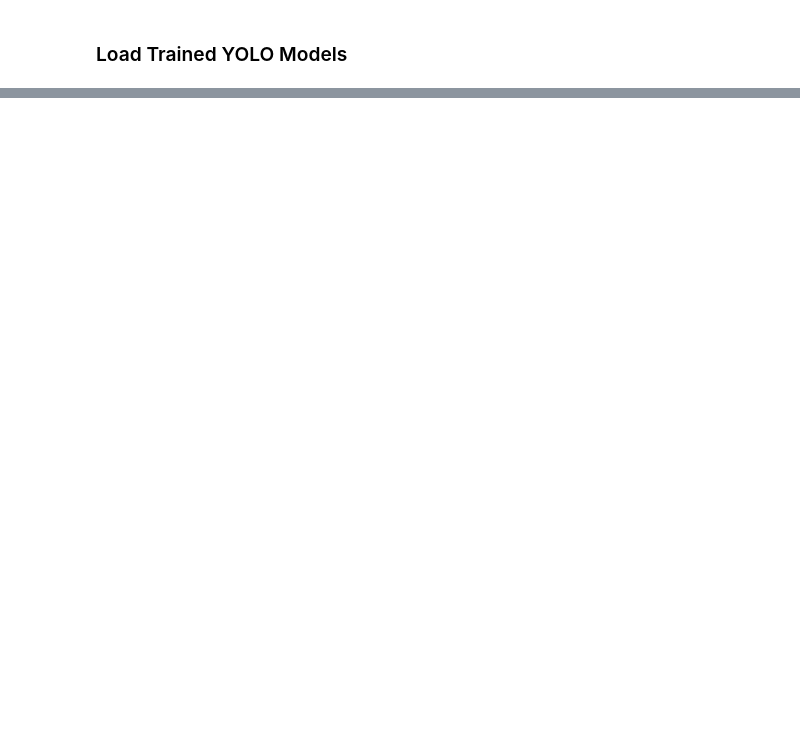
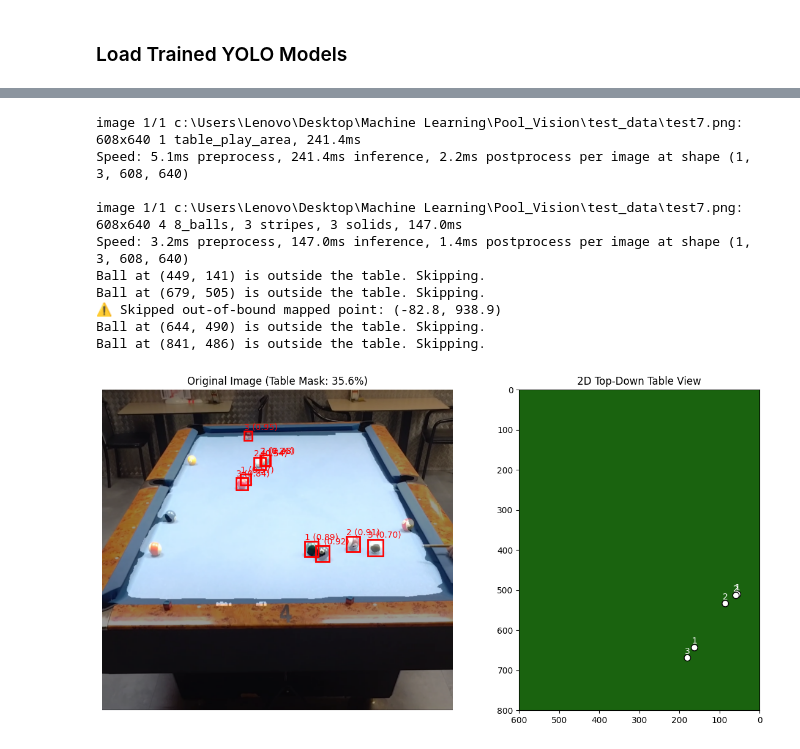
Before and after one commit to MartinLauff/Billiard-Game-Mapping, a Jupyter notebook: mapping.ipynb, the cells around one changed output, grey strips where cells are left out. Saved outputs shown, nothing was run; the diff lists cells and outputs as text; code cells hidden in the pictures; blank space fills up the shorter version.

```diff
--- a/mapping.ipynb
+++ b/mapping.ipynb
@@ -223,0 +290,14 @@ Speed: 3.9ms preprocess, 216.7ms inference, 1.5ms postprocess per image at shape
+# %%
+detect_table_and_map_balls("test_data/test7.png")
+# %% [output]
+image 1/1 c:\Users\Lenovo\Desktop\Machine Learning\Pool_Vision\test_data\test7.png: 608x640 1 table_play_area, 241.4ms
+Speed: 5.1ms preprocess, 241.4ms inference, 2.2ms postprocess per image at shape (1, 3, 608, 640)
+
+image 1/1 c:\Users\Lenovo\Desktop\Machine Learning\Pool_Vision\test_data\test7.png: 608x640 4 8_balls, 3 stripes, 3 solids, 147.0ms
+Speed: 3.2ms preprocess, 147.0ms inference, 1.4ms postprocess per image at shape (1, 3, 608, 640)
+Ball at (449, 141) is outside the table. Skipping.
+Ball at (679, 505) is outside the table. Skipping.
+⚠️ Skipped out-of-bound mapped point: (-82.8, 938.9)
+Ball at (644, 490) is outside the table. Skipping.
+Ball at (841, 486) is outside the table. Skipping.
+[figure, added]
```
Also changed, not shown: parts of 12 cells of this notebook, 2 other files.
